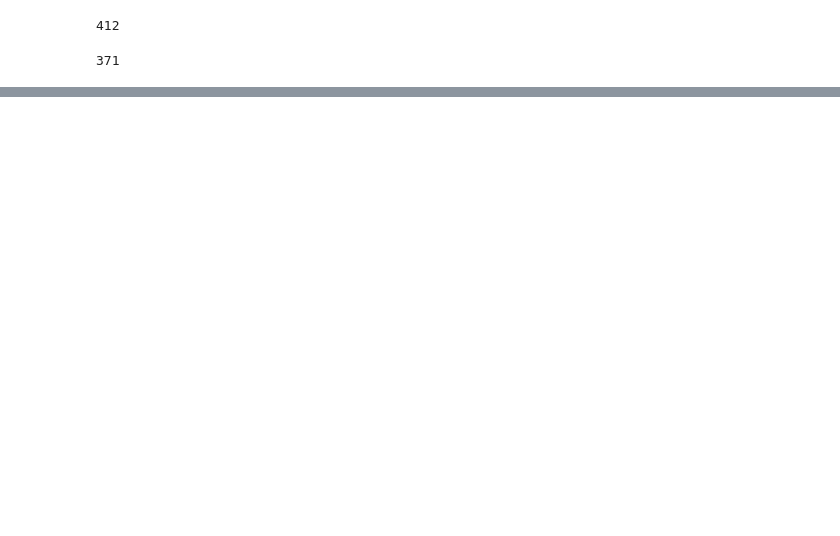
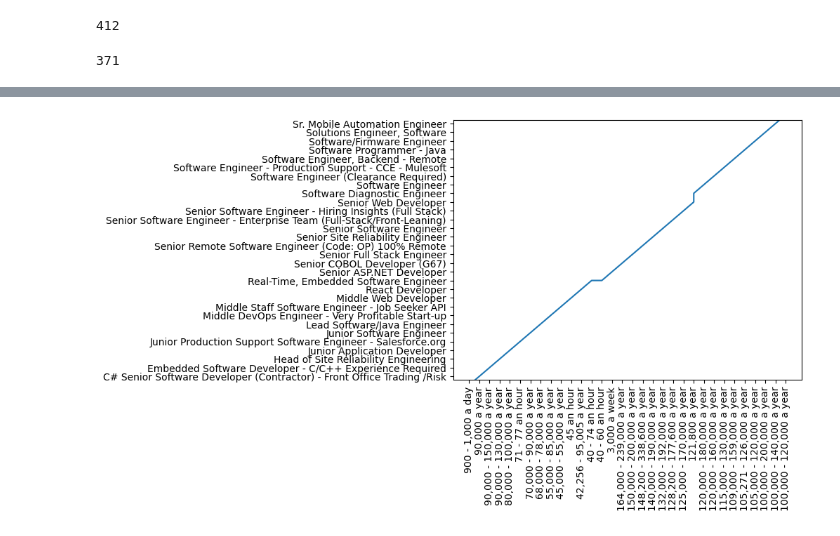
Before and after one commit to v-vovnenko/victoria_repo, a Jupyter notebook: Pandas - portfolio/Portfolio task - Cleaning data by Pandas.ipynb, the cells around one changed output, grey strips where cells are left out. Cells and saved outputs as stored; diff of their text form; code cells hidden in the pictures; blank space fills up the shorter version.

```diff
--- a/Pandas - portfolio/Portfolio task - Cleaning data by Pandas.ipynb
+++ b/Pandas - portfolio/Portfolio task - Cleaning data by Pandas.ipynb
@@ -179,5 +179,6 @@ df
 | 33 | Sr. Robotics Software Engineer | Decide | 100,000 - 140,000 a year | 0 | 0.0 | Full-time | MA | Boston | 1.0 | ... |
 | 34 | Senior Remote Software Engineer (... | Hk Tech | 90,000 a year | 0 | 0.0 | Full-time | UT | Lindon | NaN | ... |
 # %%
-df['seniority level'] = df['seniority level'].astype('category')
+df = df.drop(['Unnamed: 14'], axis = 1)
+df.head()
 # %% [output]
@@ -184,0 +200,9 @@ NameError: name 'df' is not defined
+# %%
+y = df['title'].sort_values()
+x = df['salary'].sort_values(ascending=False)
+plt.plot(x, y)
+plt.xticks(rotation = 90)
+plt.margins(y=-0.02)
+plt.show()
+# %% [output]
+[figure, added]
```
Also changed, not shown: parts of 3 cells of this notebook.
